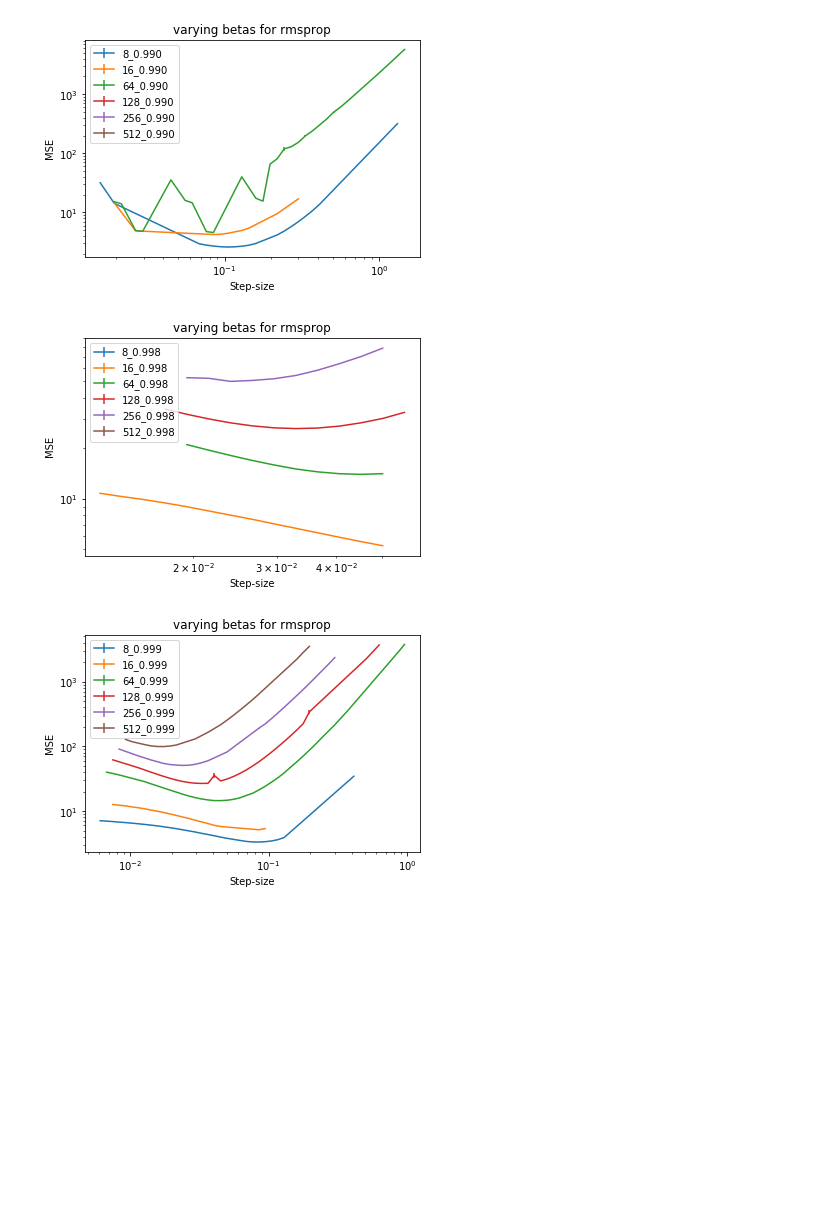
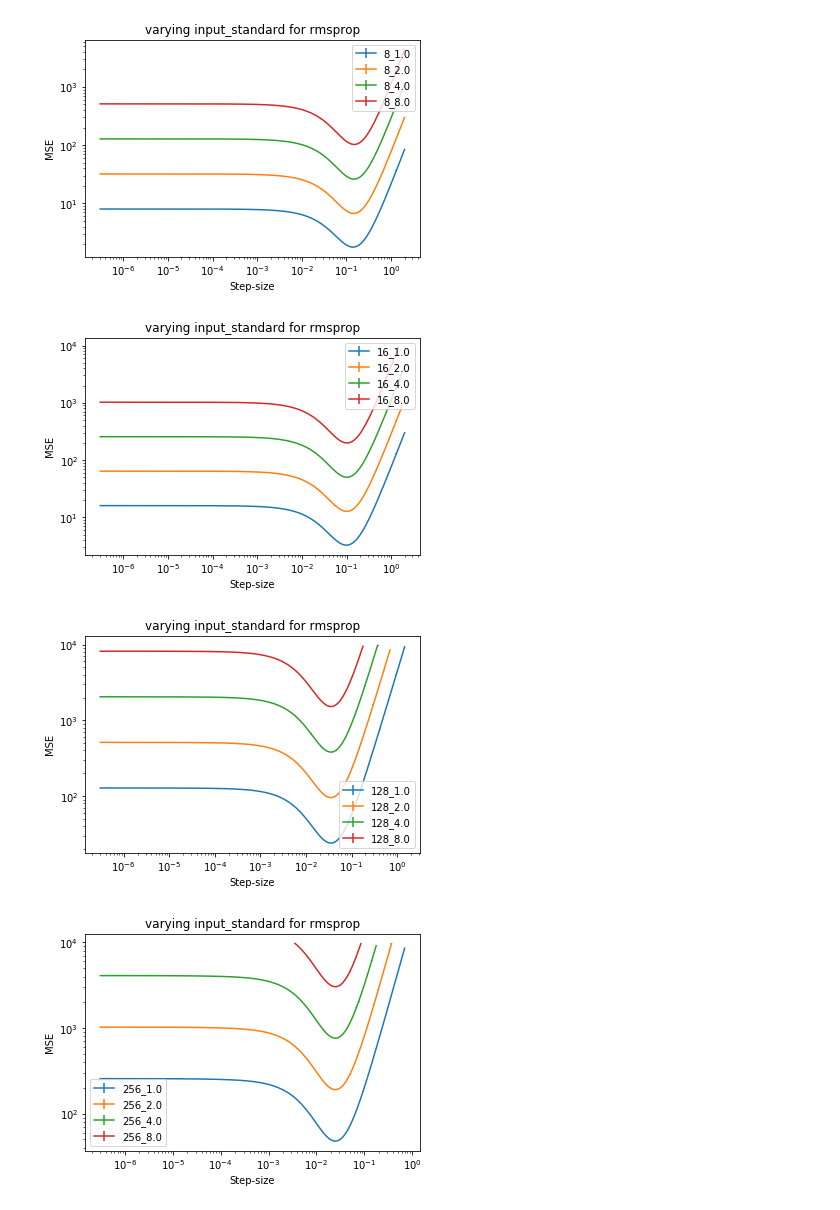
Before and after one commit to khurramjaved96/robust_adaptive_linear_learners, a Jupyter notebook: notebooks/RMSProp.ipynb, the cells around one changed output. Saved outputs shown, nothing was run; the diff lists cells and outputs as text; code cells hidden in the pictures; blank space fills up the shorter version.

```diff
--- a/notebooks/RMSProp.ipynb
+++ b/notebooks/RMSProp.ipynb
@@ -63,31 +103,39 @@ def plot(query, plt, title):
 # %%
-db_name = "yuxin_experiments_5_0_1"
-# varying betas for rmsprop
+db_name = "yuxin_experiment_5_0"
+# varying input_standard for rmsprop
 
-features = ["8", "16", "64", "128", "256", "512"]
-betas =  ["0.990", "0.998","0.999"]
-inputs = ["0"]
-standard = ["1"]
+features = ["8", "16", "128", "256", "512"]
+input_mean = ["0.0"]
+input_stds = ["1.0", "2.0", "4.0", "8.0"]
+target_means = ["0.0"]
+target_stds = ["1"]
 
 
-for beta in betas:
-    for dist in features:
-        query = "select step_size, AVG(mean_sum_of_errors), std(mean_sum_of_errors)/sqrt(count(mean_sum_of_errors)) from error_table JOIN runs r on error_table.run = r.run where beta=%s and epsilon=1.0e-8 and features=%s and input_mean = 0 and input_std = 1 and target_mean = 0 and target_std = 1 and mean_sum_of_errors is not null group by algorithm, features, step_size, target_noise, input_mean, input_std, target_mean, target_std order by features, step_size;" %(beta, dist)
-        plot(query, plt, dist + "_" + beta)
+for dist in features:
+    for input_m in input_mean:
+        for input_std in input_stds:
+            for target_m in target_means:
+                for target_std in target_stds:
+                    query = """select step_size, AVG(mean_sum_of_errors), std(mean_sum_of_errors)/sqrt(count(mean_sum_of_errors))
+            from error_table JOIN runs r on error_table.run = r.run
+            where features=%s and input_mean = %s and input_std=%s and target_mean=%s and target_std= %s and beta=0.999 and epsilon=1.0e-8 and mean_sum_of_errors is not null
+            group by algorithm, features, step_size, target_noise, input_mean, input_std, target_mean, target_std
+            order by features, step_size;"""%(dist, input_m, input_std, target_m, target_std)
+                    plot(query, plt, dist + "_" + input_std)
 
     plt.xlabel('Step-size')
     plt.ylabel("MSE")
 
 
     plt.yscale("log")
     # plt.ylim(0.1, 3000)
     plt.xscale("log")
-    # plt.xlim(1e-2, 1)
     plt.legend()
-    plt.title("varying betas for rmsprop")
+    plt.title("varying input_standard for rmsprop")
     # plt.savefig("exp_1_role_of_features.pdf", format="pdf")
     plt.show()
 # %% [output]
-[figure, old version]
+[figure, new version]
-[figure, old version]
+[figure, new version]
-[figure, old version]
+[figure, new version]
+[figure, added]
```
Also changed, not shown: parts of 7 cells of this notebook, 1 other file.
